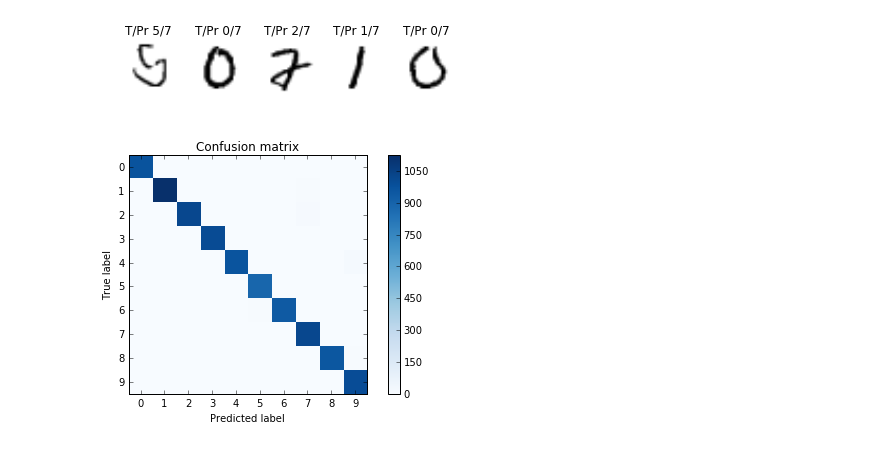
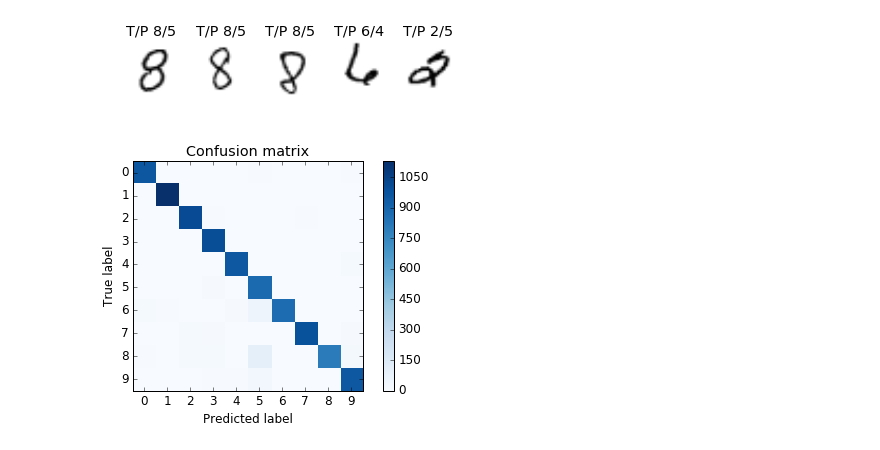
Before and after one commit to indivisibleatom/classes, a Jupyter notebook: patternRec/hw4/mnist2.ipynb, the cells around one changed output. Cells and saved outputs as stored; diff of their text form; code cells hidden in the pictures.

```diff
--- a/patternRec/hw4/mnist2.ipynb
+++ b/patternRec/hw4/mnist2.ipynb
@@ -45,7 +48,7 @@ os.system("bash run_training_pipeline.sh mnist --arch2 --train --gray")
 net = caffe.Net(trainingPrototxt, trainedModel, caffe.TEST)
 # %%
 #Show training graph
-matplotlib.rcParams.update({'font.size': 14})
+matplotlib.rcParams.update({'font.size': 12})
 iterations, losses = helpers.getTrainingLossFromTrainingFile(trainingLogFile)
 plt.plot(iterations, losses, label="Training Loss")
 
@@ -97,35 +110,34 @@ caffe.set_mode_cpu()
 
 lmbd_env = lmdb.open(testingData)
 reader = helpers.lmdb_reader(lmbd_env)
 
 numToEyeball = 5
 numIncorrect = 0
 groundTruths = np.empty((0), dtype=int)
 predictions = np.empty((0), dtype=int)
 
 for i, image, label in reader:
     out = net.forward_all(data=np.asarray([ image ]))
 
     prediction = int(out['prob'][0].argmax(axis=0))
-    count += 1
-    iscorrect = label == plabel
+    iscorrect = label == prediction
     groundTruths = np.append(groundTruths, label)
     predictions = np.append(predictions, prediction)
 
     if not iscorrect and numIncorrect < numToEyeball:
         numIncorrect += 1
         plt.subplot(1, numToEyeball, numIncorrect)
         plt.axis('off')
         plt.imshow(image.transpose(1,2,0)[:,:,0], cmap='gray')
-        plt.title("T/Pr " + str(label) + "/" + str(plabel))
+        plt.title("T/P " + str(label) + "/" + str(prediction))
 
 lmbd_env.close()
 plt.show()
 
 helpers.showConfusionMatrix(helpers.getConfusionMatrix(groundTruths, predictions), np.arange(10))
 plt.show()
 
 del net
 # %% [output]
-[figure, old version]
+[figure, new version]
-[figure, old version]
+[figure, new version]
```
Also changed, not shown: parts of 5 cells of this notebook, 23 other files.
